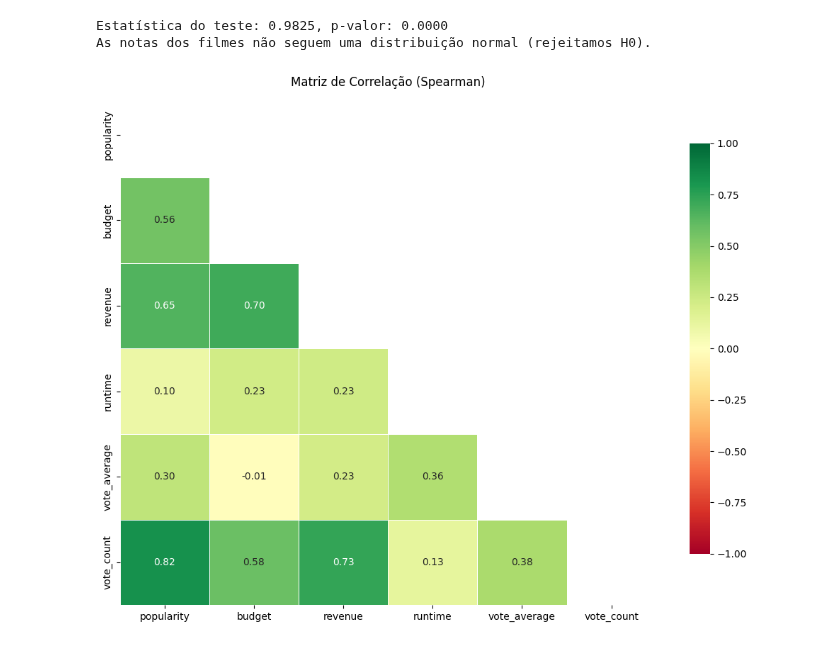
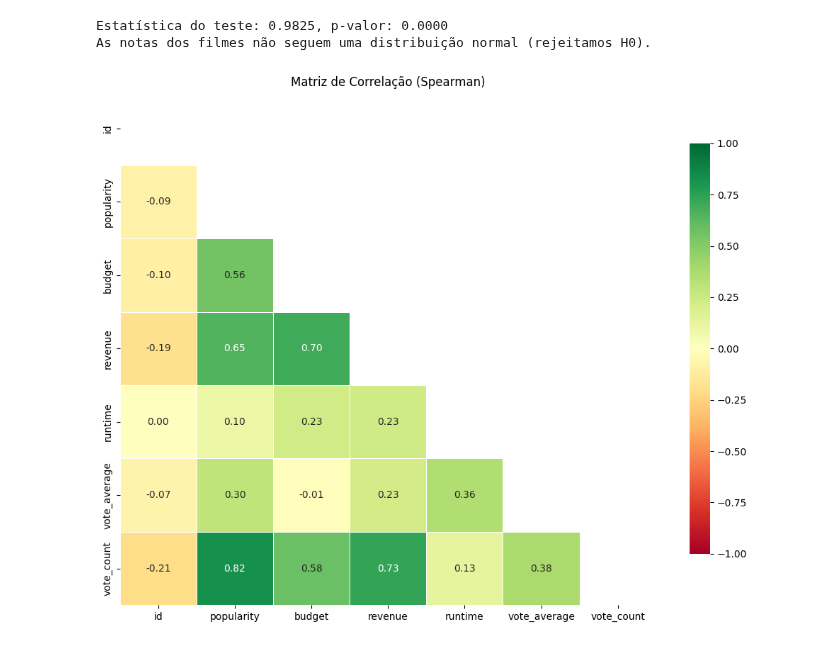
Before and after one commit to rodrigosantana24/projeto-pisi3, a Jupyter notebook: AnalisesExploratorias.ipynb, the cells around one changed output. Saved outputs shown, nothing was run; the diff lists cells and outputs as text; code cells hidden in the pictures.

```diff
--- a/AnalisesExploratorias.ipynb
+++ b/AnalisesExploratorias.ipynb
@@ -152,26 +155,26 @@ Estatística do teste: 0.9825, p-valor: 0.0000
 As notas dos filmes não seguem uma distribuição normal (rejeitamos H0).
 # %%
 # Calcula a matriz de correlação de Spearman apenas com colunas numéricas
-correlacao = df_corr.corr(method='spearman', numeric_only=True)
+correlacao = df.corr(method='spearman', numeric_only=True)
 # Cria a máscara para a parte superior
 mask = np.triu(np.ones_like(correlacao, dtype=bool))
 
 plt.figure(figsize=(10, 8))
 sns.heatmap(
     correlacao,
     mask=mask,
     cmap='RdYlGn',
     annot=True,
     fmt=".2f",
     linewidths=.5,
     cbar_kws={"shrink": .8},
     vmin=-1,
     vmax=1,
     center=0
 )
 
 plt.title("Matriz de Correlação (Spearman)")
 plt.tight_layout()
 plt.show()
 # %% [output]
-[figure, old version]
+[figure, new version]
```
Also changed, not shown: parts of 2 cells of this notebook.
